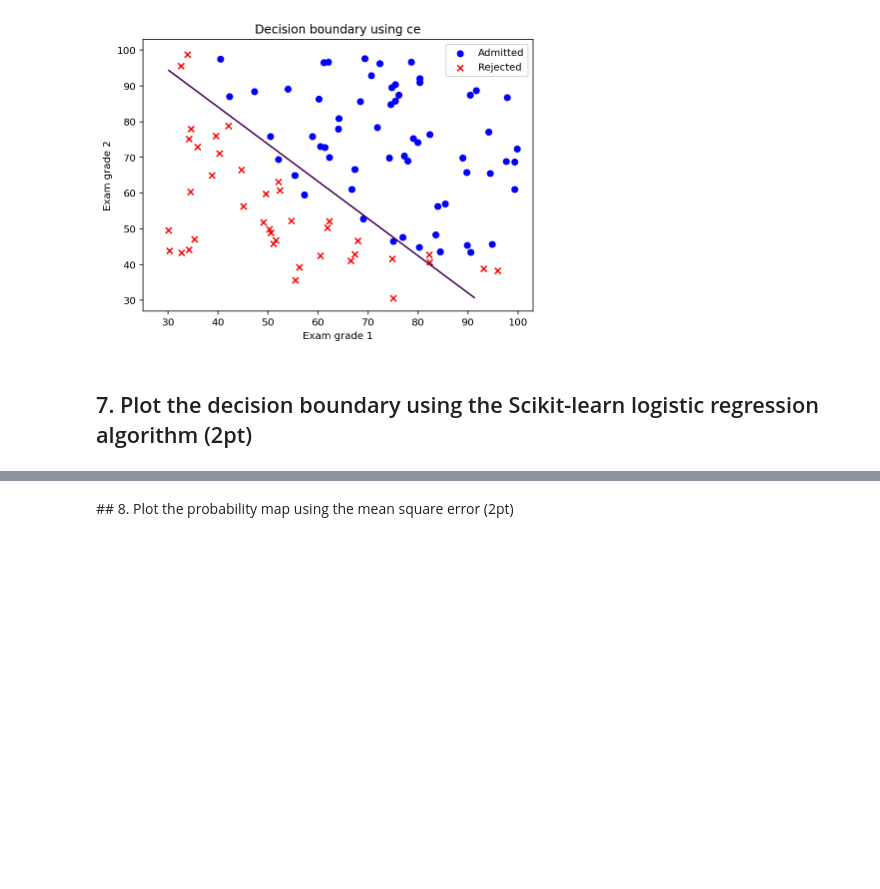
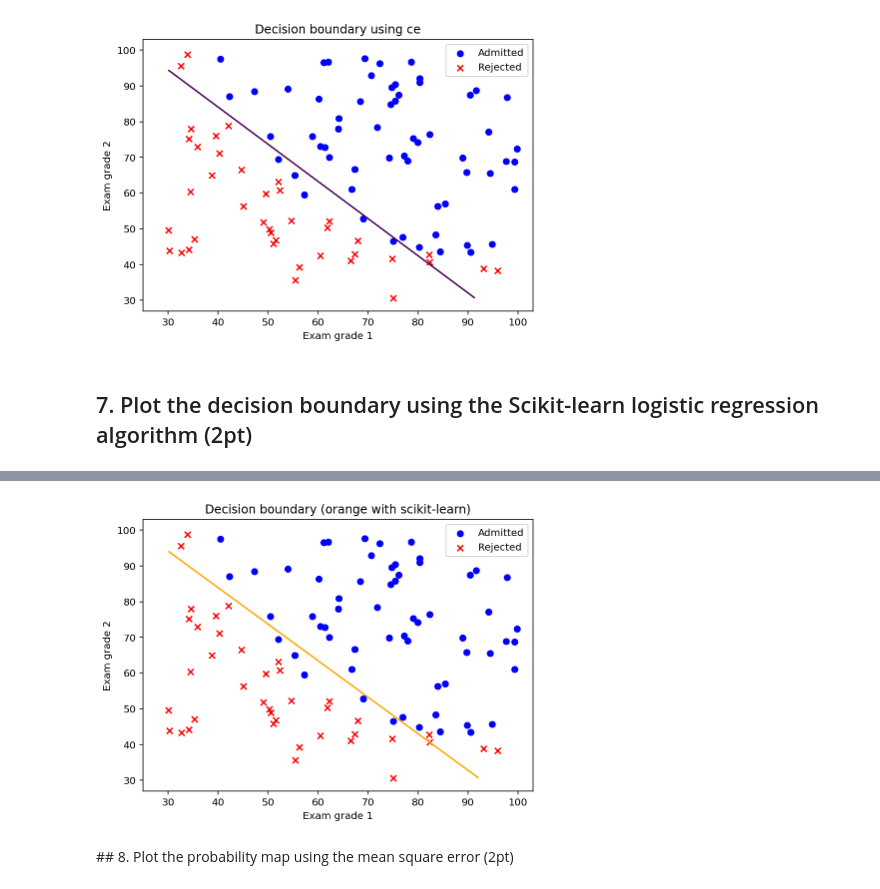
Before and after one commit to wkdthf21/Machine-Learning-Assignment, a Jupyter notebook: 04/assignment_04.ipynb, the cells around one changed output, grey strips where cells are left out. Drawn from its saved outputs; the diff is of its cells as text; code cells hidden in the pictures; blank space fills up the shorter version.

```diff
--- a/04/assignment_04.ipynb
+++ b/04/assignment_04.ipynb
@@ -647,3 +645,30 @@ plt.show()
+# %%
+plt.figure(4,figsize=(7,5))
+plt.scatter(x1[idx_admit], x2[idx_admit], c = 'b', marker = 'o', label = 'Admitted')
+plt.scatter(x1[idx_rejec], x2[idx_rejec], c = 'r', marker = 'x', label = 'Rejected')
+plt.xlabel('Exam grade 1')
+plt.ylabel('Exam grade 2')
+
+x1_min, x1_max = X[:,1].min(), X[:,1].max() # grade 1
+x2_min, x2_max = X[:,2].min(), X[:,2].max() # grade 2
+
+xx1, xx2 = np.meshgrid(np.linspace(x1_min, x1_max), np.linspace(x2_min, x2_max)) # create meshgrid
+
+X2 = np.ones([np.prod(xx1.shape),3])
+X2[:,1] = xx1.reshape(-1)
+X2[:,2] = xx2.reshape(-1)
+
+p_sklearn = f_pred(X2, w_sklearn)
+p_sklearn = p_sklearn.reshape(50, -1)
+plt.contour(xx1, xx2, p_sklearn, levels = [0.5], colors = ['orange']);
+
+plt.title('Decision boundary (orange with scikit-learn)')
+plt.xlim(25, 103)
+plt.ylim(27, 103)
+plt.legend()
+plt.show()
+# %% [output]
+[figure, added]
 # %% [markdown]
 ## 8. Plot the probability map using the mean square error (2pt)
 # %%
```
Also changed, not shown: parts of 2 cells of this notebook.
